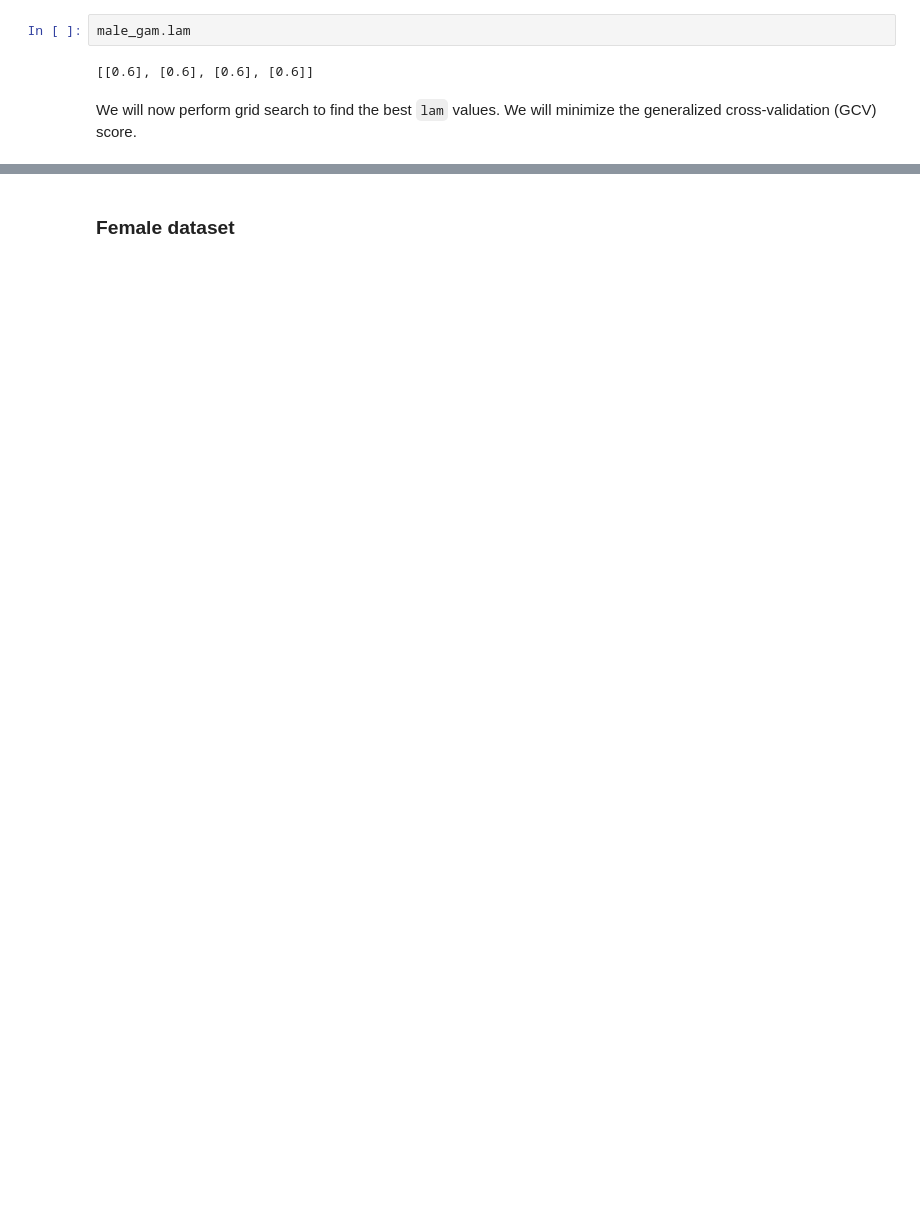
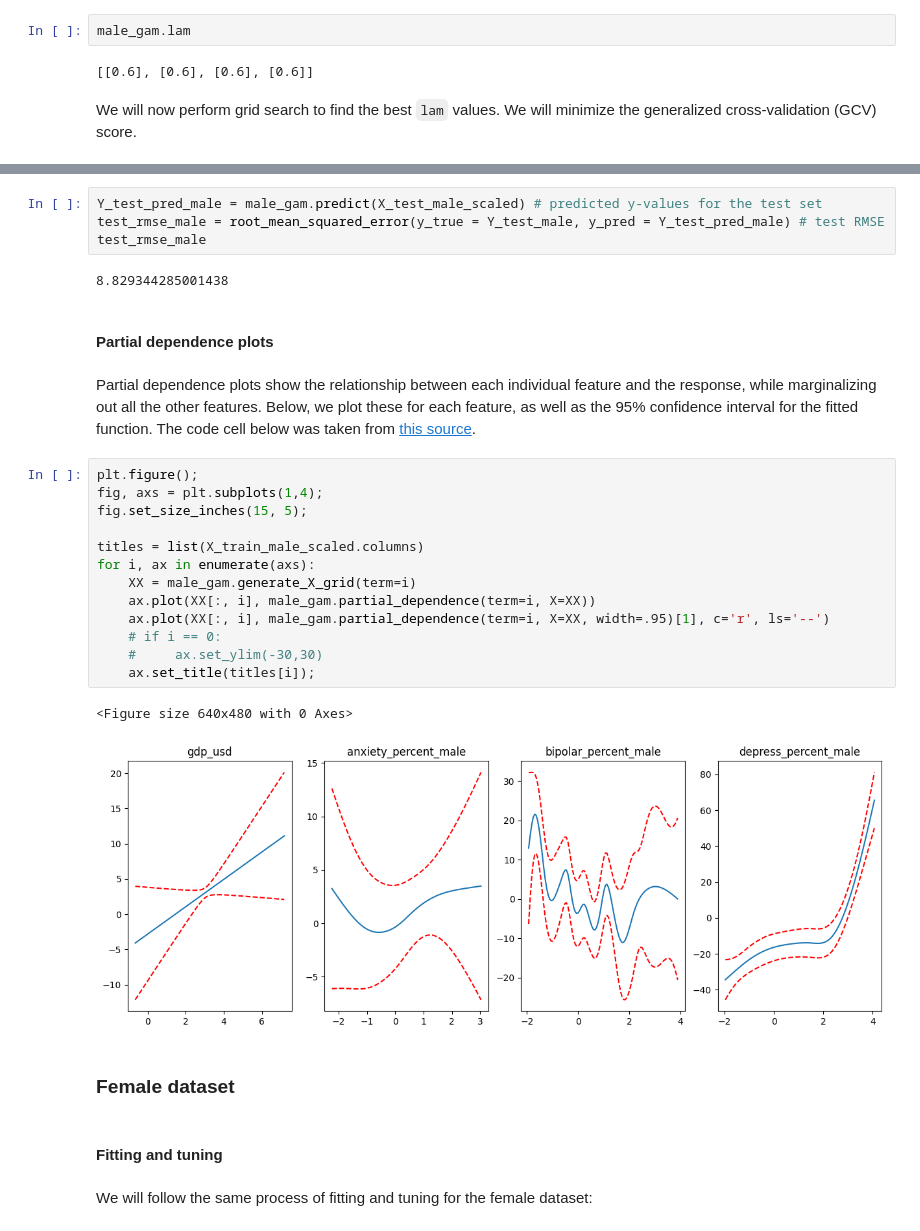
Before and after one commit to David-S-2002/predicting_suicide_rates, a Jupyter notebook: predicting_suicide_rates_new.ipynb, the cells around one changed output, grey strips where cells are left out. Drawn from its saved outputs; the diff is of its cells as text; blank space fills up the shorter version.

Commit message:
Complete GAM code, and added Michelle's code
Also need to label partial dependence plots more

```diff
--- a/predicting_suicide_rates_new.ipynb
+++ b/predicting_suicide_rates_new.ipynb
@@ -351,2 +487,32 @@ The best `lam` values found are 10, 10, 0.1, and 10, in the order of the terms o
+# %%
+Y_test_pred_male = male_gam.predict(X_test_male_scaled) # predicted y-values for the test set
+test_rmse_male = root_mean_squared_error(y_true = Y_test_male, y_pred = Y_test_pred_male) # test RMSE
+test_rmse_male
+# %% [output]
+8.829344285001438
+# %% [markdown]
+#### Partial dependence plots
+# %% [markdown]
+Partial dependence plots show the relationship between each individual feature and the response, while marginalizing out all the other features. Below, we plot these for each feature, as well as the 95% confidence interval for the fitted function. The code cell below was taken from [this source](https://pygam.readthedocs.io/en/latest/notebooks/tour_of_pygam.html).
+# %%
+plt.figure();
+fig, axs = plt.subplots(1,4);
+fig.set_size_inches(15, 5);
+
+titles = list(X_train_male_scaled.columns)
+for i, ax in enumerate(axs):
+    XX = male_gam.generate_X_grid(term=i)
+    ax.plot(XX[:, i], male_gam.partial_dependence(term=i, X=XX))
+    ax.plot(XX[:, i], male_gam.partial_dependence(term=i, X=XX, width=.95)[1], c='r', ls='--')
+    # if i == 0:
+    #     ax.set_ylim(-30,30)
+    ax.set_title(titles[i]);
+# %% [output]
+<Figure size 640x480 with 0 Axes>
+[figure, added]
 # %% [markdown]
 ### Female dataset
+# %% [markdown]
+#### Fitting and tuning
+# %% [markdown]
+We will follow the same process of fitting and tuning for the female dataset:
```
Also changed, not shown: parts of 36 cells of this notebook.
